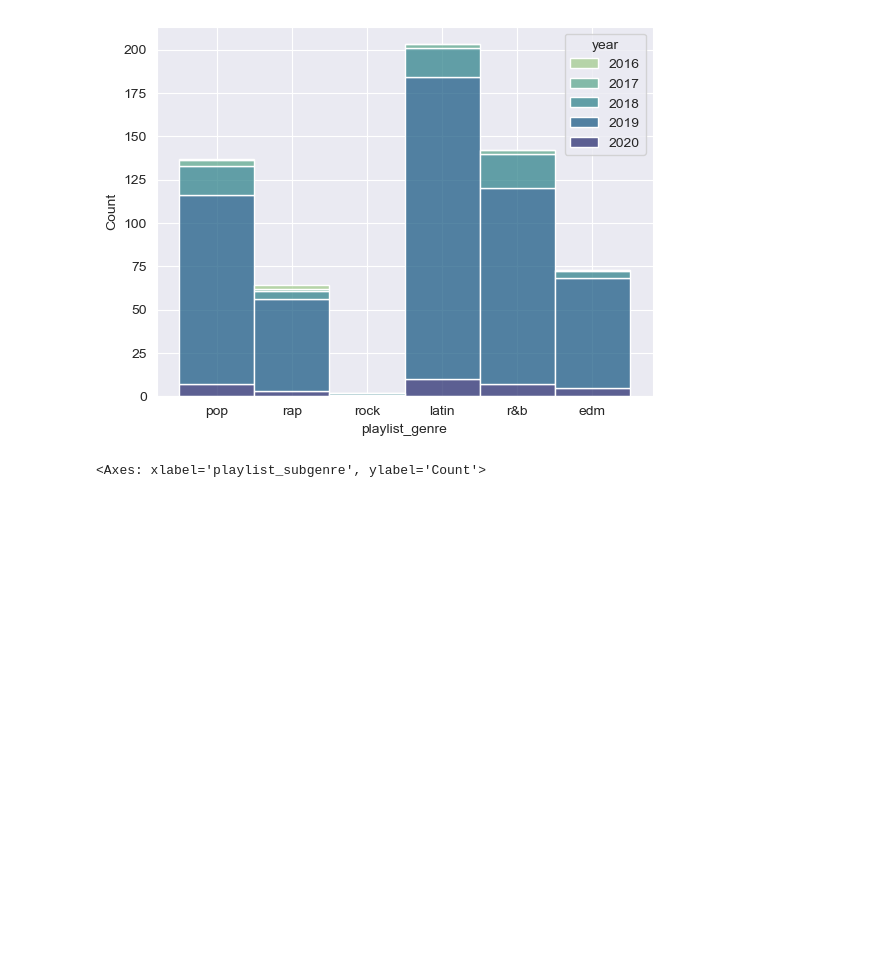
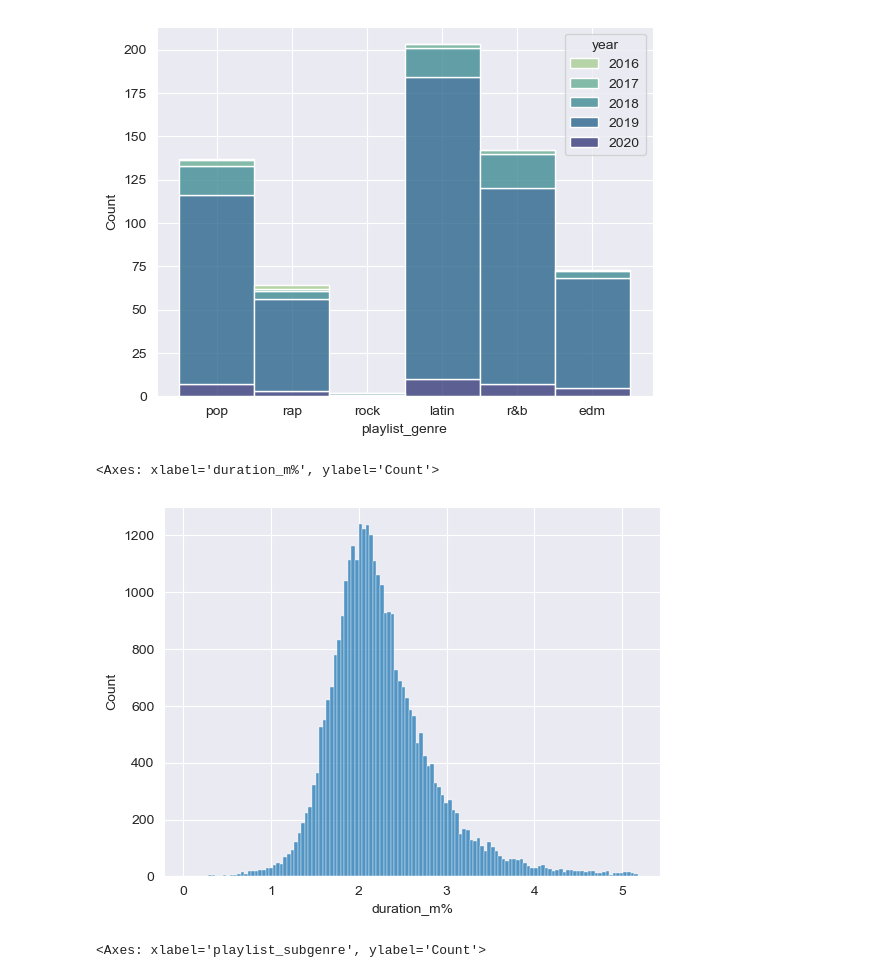
Before and after one commit to Toffuh/project-aids, a Jupyter notebook: Spotify.ipynb, the cells around one changed output. Cells and saved outputs as stored; diff of their text form; code cells hidden in the pictures; blank space fills up the shorter version.

```diff
--- a/Spotify.ipynb
+++ b/Spotify.ipynb
@@ -79,6 +70,11 @@ sns.histplot(data=data[(data["track_popularity"] > 85) & (data["year"] > 2000)],
 # %% [output]
 <Axes: xlabel='playlist_genre', ylabel='Count'>
 [figure]
+# %%
+sns.histplot(data=data, x="duration_m%")
+# %% [output]
+<Axes: xlabel='duration_m%', ylabel='Count'>
+[figure, new version]
 # %%
 sns.histplot(data=data[data["playlist_genre"] == "pop"], x="playlist_subgenre")
 # %% [output]
```
Also changed, not shown: parts of 6 cells of this notebook, 9 other files.
